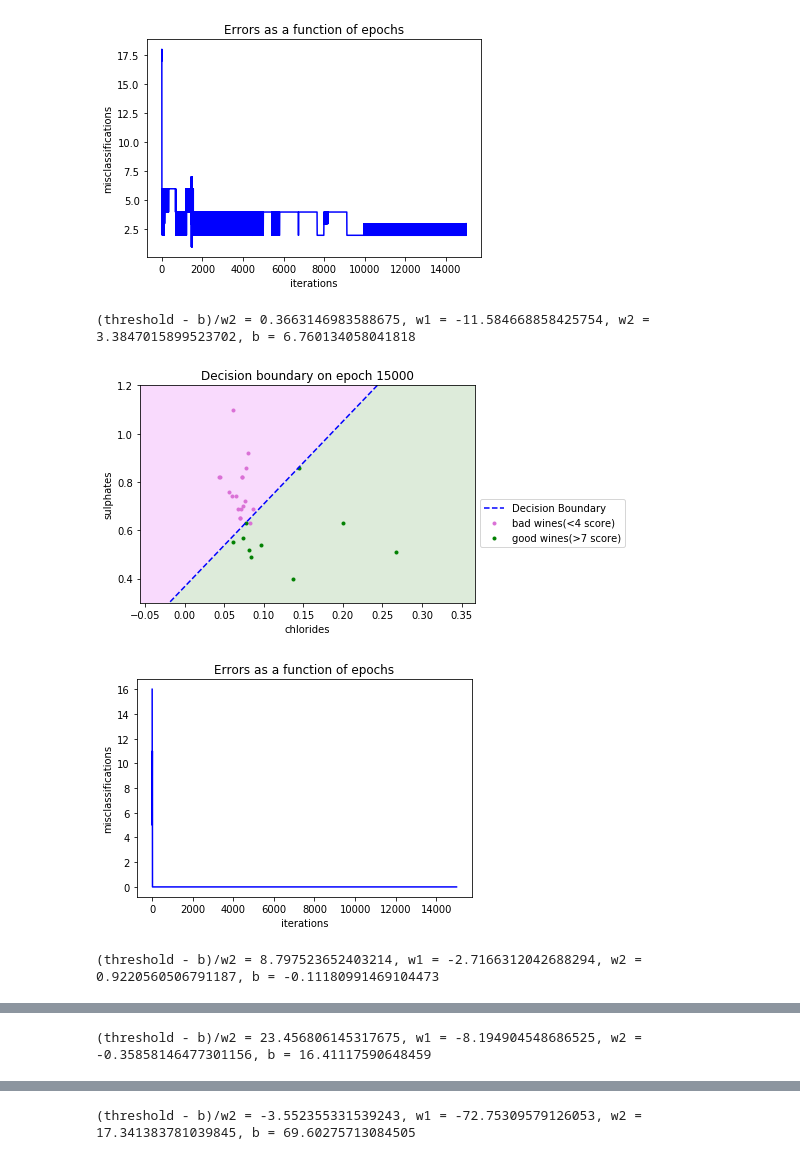
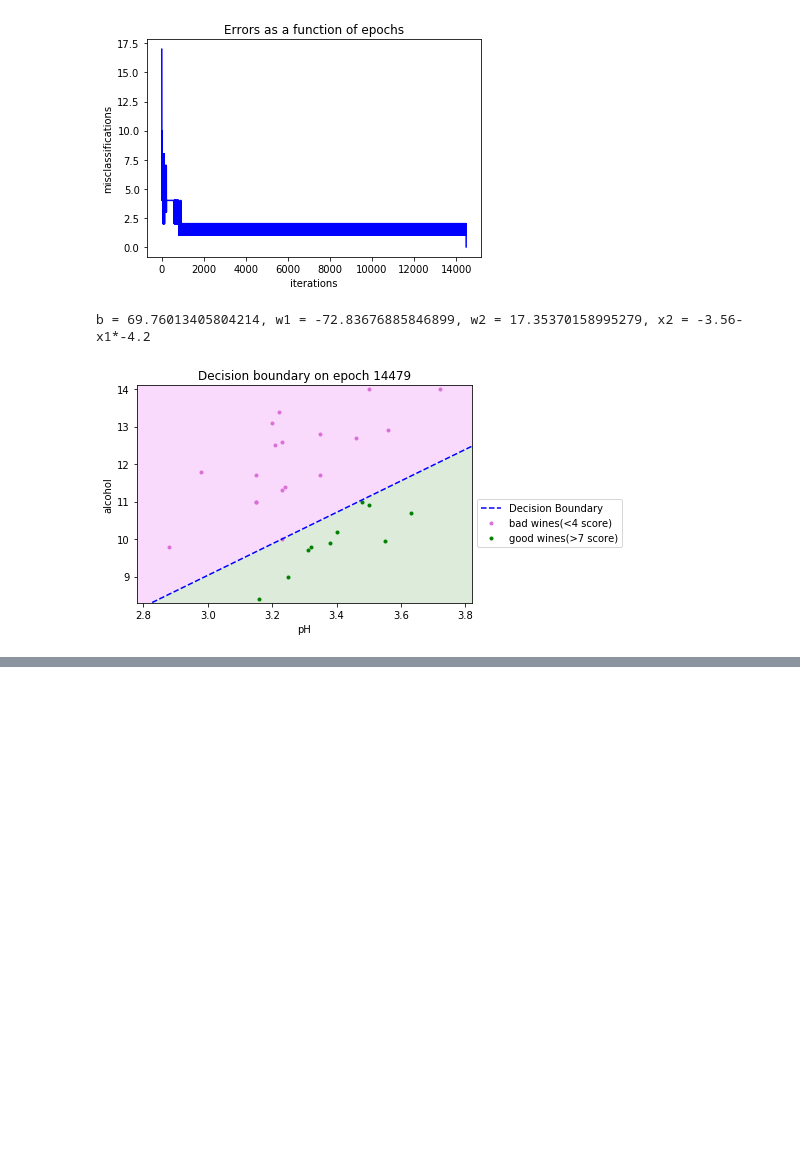
Before and after one commit to tsergien/sommelier, a Jupyter notebook: perceptron.ipynb, the cells around one changed output, grey strips where cells are left out. Saved outputs shown, nothing was run; the diff lists cells and outputs as text; code cells hidden in the pictures; blank space fills up the shorter version.

Commit message:
threshs

```diff
--- a/perceptron.ipynb
+++ b/perceptron.ipynb
@@ -80,9 +78,10 @@ class Perceptron(object):
         """
         for row in range(len(x)):
             y[row] = int(dot(x[row], self.w) + self.bias >= self.threshold)
+            error = d[row] - y[row]
             for col in range(len(x[row])):
-                self.w[col] += self.learning_rate * (d[row] - y[row]) * x[row][col]
-            self.bias += self.learning_rate * (d[row] - y[row])
+                self.w[col] += self.learning_rate * error * x[row][col]
+            self.bias += self.learning_rate * error
         self.current_epoch +=1
         self.res.append([self.current_epoch, self.error(y, d), self.w, self.bias])
         return
@@ -130,9 +129,9 @@ def plot_performance(performance, wine_data, good_thresh, bad_thresh, factors: l
     w1 = performance[epoch][2][0]
     w2 = performance[epoch][2][1]
     assert w2 != 0, "w2 = 0"
-    print(f'(threshold - b)/w2 = {(good_thresh-b)/w2}, w1 = {w1}, w2 = {w2}, b = {b}') # x1w1 + x2w2 + b =8
+    print(f'b = {b}, w1 = {w1}, w2 = {w2}, x2 = {round((good_thresh - b)/w2,2)}-x1*{round(w1/w2,2)}') # x1w1 + x2w2 + b =8
     f1 = [i for i in range(-50, 50)]
-    f2 = [ (good_thresh -b - w1 * f1[j]) / w2 for j in range(len(f1))]
+    f2 = [ (good_thresh - b - w1 * f1[j]) / w2 for j in range(len(f1))]
     plt.figure(2)
     plt.xlim(min(wine_data[factors[0]].values)-0.1, max(wine_data[factors[0]].values)+0.1)
     plt.ylim(min(wine_data[factors[1]].values)-0.1, max(wine_data[factors[1]].values)+0.1)
@@ -153,41 +152,39 @@ def plot_performance(performance, wine_data, good_thresh, bad_thresh, factors: l
             righter += 1
     if righter > len(xg) / 2:
         right_color, left_color = (0.866, 0.921, 0.854), (0.976, 0.854, 0.992)
 
 
     plt.fill_between(f1, f2, 100, facecolor=left_color)
     plt.fill_between(f1, f2, -100, facecolor=right_color)
     plt.scatter(xg, yg, marker='.', c='orchid', label=f'bad wines(<{bad_thresh+1} score)')
     plt.scatter(xb, yb, marker='.', c='green', label=f'good wines(>{good_thresh-1} score)')
     plt.title(f'Decision boundary on epoch {epoch}')
     plt.xlabel(factors[0])
     plt.ylabel(factors[1])
     plt.legend(loc='upper left', bbox_to_anchor=(1, 0.5))
     return
 
 def prepare_data_and_train(wine_data: pd.DataFrame, learning_rate, \
                            factors: list, wines_threshs: list, epochs: int):
-    threshold = 8
-    perceptron = Perceptron(threshold, learning_rate, epochs)
+    perceptron = Perceptron(wines_threshs[1], learning_rate, epochs)
     part = wine_data[wine_data.quality.isin(wines_threshs)]
     part.index = range(len(part))
     x = part[factors].values
-    d = (part['quality'] >= threshold).astype(int)
+    d = (part['quality'] >= wines_threshs[1]).astype(int)
     perceptron.train(x, d)
     plot_performance(perceptron.res, part, wines_threshs[1], wines_threshs[0], factors, perceptron.current_epoch)
     return
 
 
-prepare_data_and_train(red_df, 0.1, ['chlorides', 'sulphates'], [3, 8], 15000)
-prepare_data_and_train(red_df, 0.1, ['volatile acidity', 'alcohol'], [3, 8], 15000)
-prepare_data_and_train(red_df, 0.1, ['density', 'volatile acidity'], [3, 8], 15000)
+# prepare_data_and_train(red_df, 0.1, ['chlorides', 'sulphates'], [3, 8], 15000)
+# prepare_data_and_train(red_df, 0.1, ['volatile acidity', 'alcohol'], [3, 8], 15000)
+# prepare_data_and_train(red_df, 0.01, ['density', 'volatile acidity'], [3, 8], 15000)
+# prepare_data_and_train(red_df, 0.1, ['density', 'volatile acidity'], [3, 8], 15000)
 prepare_data_and_train(red_df, 0.1, ['pH', 'alcohol'], [3, 8], 0)
 # prepare_data_and_train(red_df, 0.1, ['pH', 'alcohol'], [4, 7], 15000)
 
 # V.2 end
 # %% [output]
-[figure, old version]
+[figure, new version]
-(threshold - b)/w2 = 0.3663146983588675, w1 = -11.584668858425754, w2 = 3.3847015899523702, b = 6.760134058041818
+b = 69.76013405804214, w1 = -72.83676885846899, w2 = 17.35370158995279, x2 = -3.56-x1*-4.2
-[figure, old version]
+[figure, new version]
-[figure, removed]
-(threshold - b)/w2 = 8.797523652403214, w1 = -2.7166312042688294, w2 = 0.9220560506791187, b = -0.11180991469104473
@@ -196 +190,0 @@ prepare_data_and_train(red_df, 0.1, ['pH', 'alcohol'], [3, 8], 0)
-(threshold - b)/w2 = 23.456806145317675, w1 = -8.194904548686525, w2 = -0.35858146477301156, b = 16.41117590648459
@@ -199 +190,0 @@ prepare_data_and_train(red_df, 0.1, ['pH', 'alcohol'], [3, 8], 0)
-(threshold - b)/w2 = -3.552355331539243, w1 = -72.75309579126053, w2 = 17.341383781039845, b = 69.60275713084505
```
Also changed, not shown: parts of 3 cells of this notebook.
